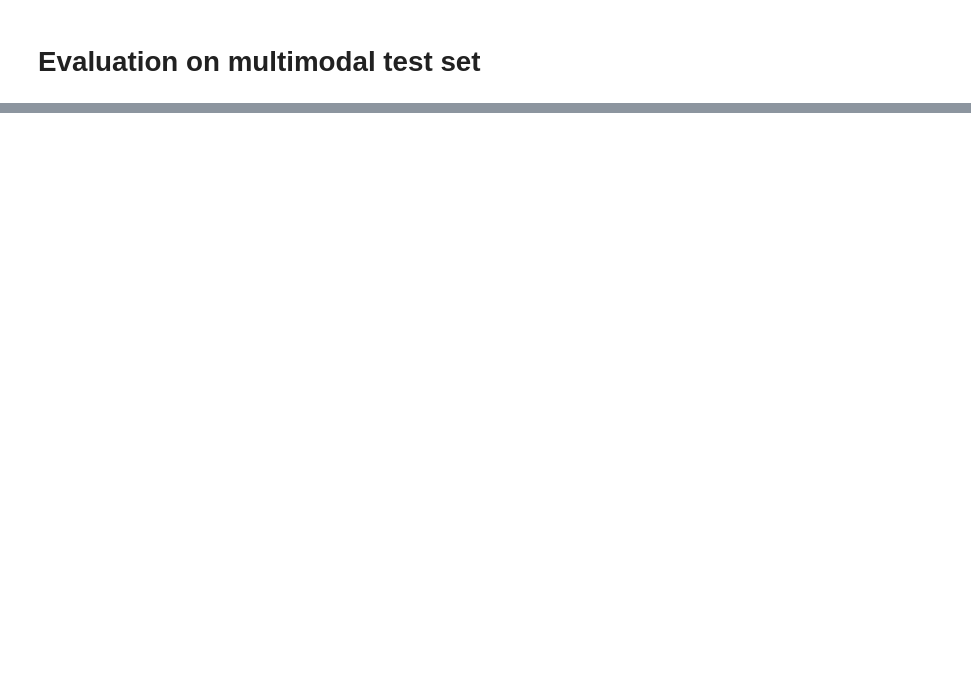
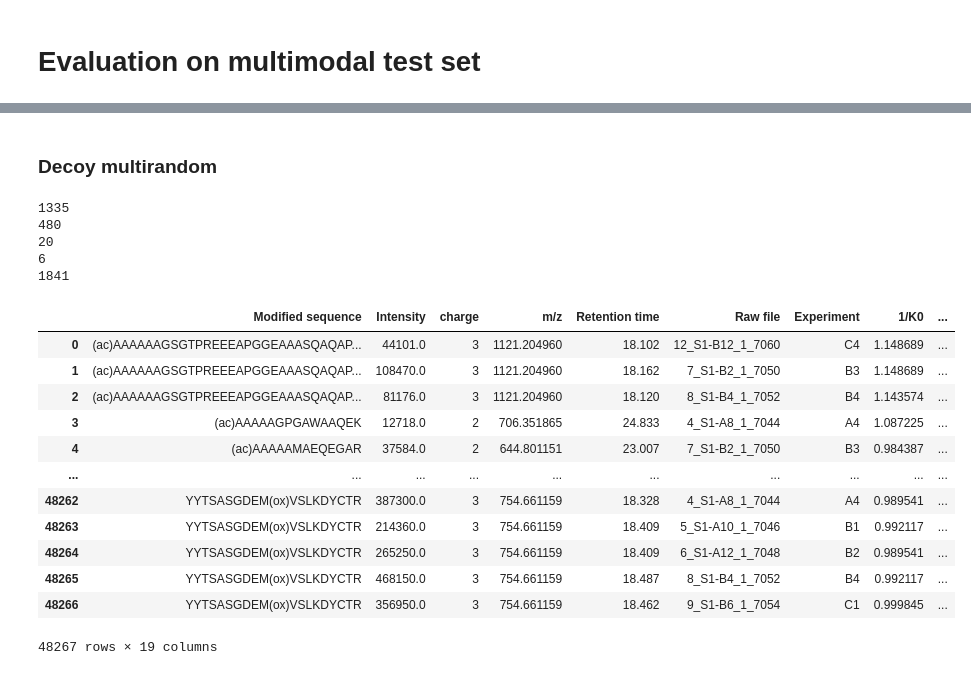
Before and after one commit to rodvrees/IM2DeepMulti, a Jupyter notebook: IM2DeepMulti/evaluations/decoy_evaluation.ipynb, the cells around one changed output, grey strips where cells are left out. Saved outputs shown, nothing was run; the diff lists cells and outputs as text; code cells hidden in the pictures; blank space fills up the shorter version.

```diff
--- a/IM2DeepMulti/evaluations/decoy_evaluation.ipynb
+++ b/IM2DeepMulti/evaluations/decoy_evaluation.ipynb
@@ -29,0 +175,41 @@ plt, axes = plt.subplots(nrows=1, ncols=2, figsize=(20, 10))
+# %%
+ccs_df['decoy_unimodal_predicted_CCS1'] = predictions[:, 0].cpu().numpy()
+ccs_df['decoy_unimodal_predicted_CCS2'] = predictions[:, 1].cpu().numpy()
+# %% [markdown]
+### Decoy multirandom
+# %%
+decoy_multirandom_model = IM2DeepMultiTransferWithAttentionDecoy.load_from_checkpoint('/home/robbe/IM2DeepMulti/checkpoints/decoyeval/DecoyModelMultiRandom-2024-04-10_15-23-19.ckpt', config=config, criterion=criterion)
+# %% [output]
+1335
+480
+20
+6
+1841
+# %%
+# Make predictions
+decoy_multirandom_model.eval()
+with torch.no_grad():
+    predictions = []
+    for batch in dataloader:
+        prediction = decoy_multirandom_model.predict_step(batch)
+        predictions.append(prediction)
+    predictions = torch.cat(predictions, dim=0)
+# %%
+ccs_df['decoy_multirandom_predicted_CCS1'] = predictions[:, 0].cpu().numpy()
+ccs_df['decoy_multirandom_predicted_CCS2'] = predictions[:, 1].cpu().numpy()
+# %%
+ccs_df
+# %% [output]
+|  | Modified sequence | Intensity | charge | m/z | Retention time | Raw file | Experiment | 1/K0 | ... |
+| 0 | (ac)AAAAAAGSGTPREEEAPGGEAAASQAQAP... | 44101.0 | 3 | 1121.204960 | 18.102 | 12_S1-B12_1_7060 | C4 | 1.148689 | ... |
+| 1 | (ac)AAAAAAGSGTPREEEAPGGEAAASQAQAP... | 108470.0 | 3 | 1121.204960 | 18.162 | 7_S1-B2_1_7050 | B3 | 1.148689 | ... |
+| 2 | (ac)AAAAAAGSGTPREEEAPGGEAAASQAQAP... | 81176.0 | 3 | 1121.204960 | 18.120 | 8_S1-B4_1_7052 | B4 | 1.143574 | ... |
+| 3 | (ac)AAAAAGPGAWAAQEK | 12718.0 | 2 | 706.351865 | 24.833 | 4_S1-A8_1_7044 | A4 | 1.087225 | ... |
+| 4 | (ac)AAAAAMAEQEGAR | 37584.0 | 2 | 644.801151 | 23.007 | 7_S1-B2_1_7050 | B3 | 0.984387 | ... |
+| ... | ... | ... | ... | ... | ... | ... | ... | ... | ... |
+| 48262 | YYTSASGDEM(ox)VSLKDYCTR | 387300.0 | 3 | 754.661159 | 18.328 | 4_S1-A8_1_7044 | A4 | 0.989541 | ... |
+| 48263 | YYTSASGDEM(ox)VSLKDYCTR | 214360.0 | 3 | 754.661159 | 18.409 | 5_S1-A10_1_7046 | B1 | 0.992117 | ... |
+| 48264 | YYTSASGDEM(ox)VSLKDYCTR | 265250.0 | 3 | 754.661159 | 18.409 | 6_S1-A12_1_7048 | B2 | 0.989541 | ... |
+| 48265 | YYTSASGDEM(ox)VSLKDYCTR | 468150.0 | 3 | 754.661159 | 18.487 | 8_S1-B4_1_7052 | B4 | 0.992117 | ... |
+| 48266 | YYTSASGDEM(ox)VSLKDYCTR | 356950.0 | 3 | 754.661159 | 18.462 | 9_S1-B6_1_7054 | C1 | 0.999845 | ... |
+48267 rows × 19 columns
```
Also changed, not shown: parts of 29 cells of this notebook.
